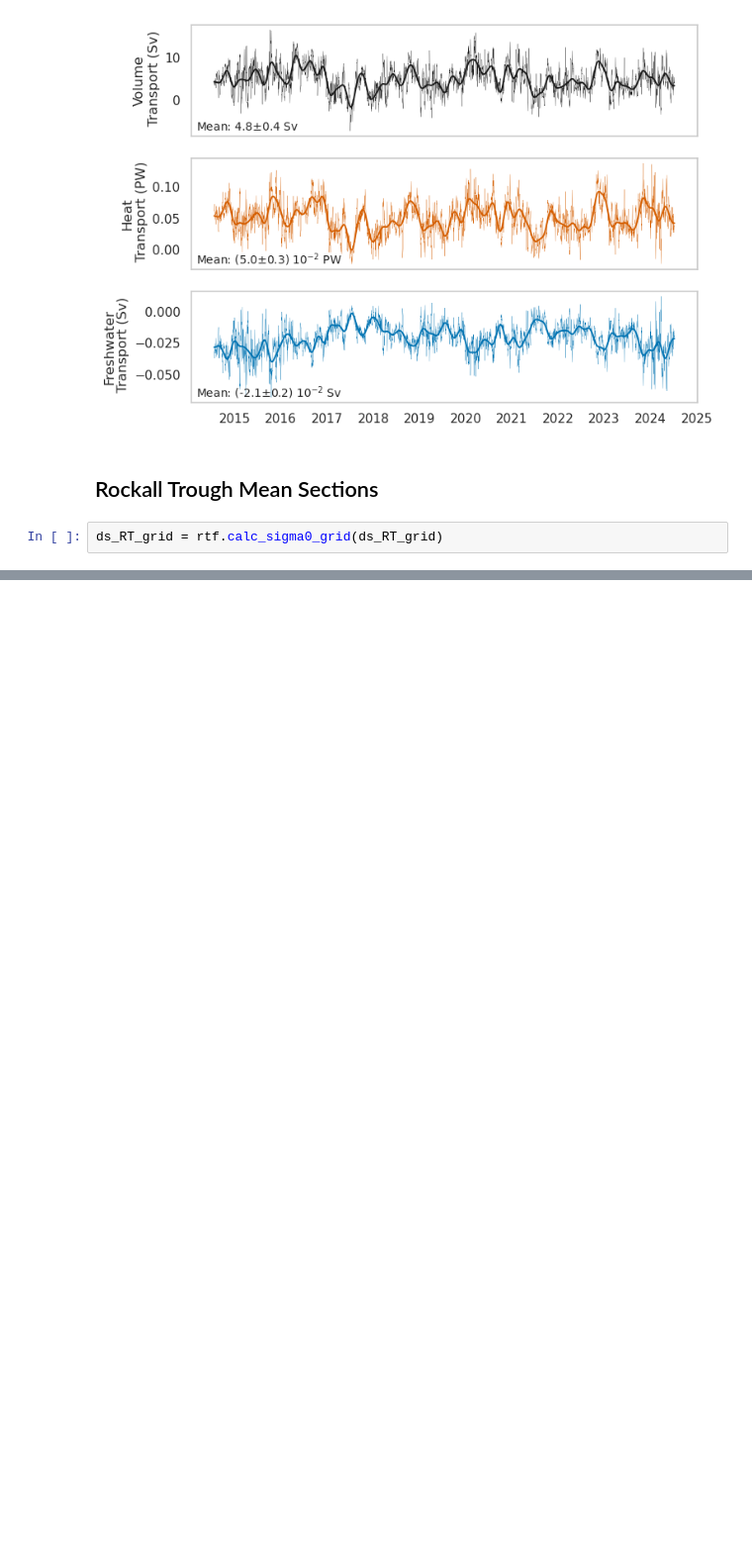
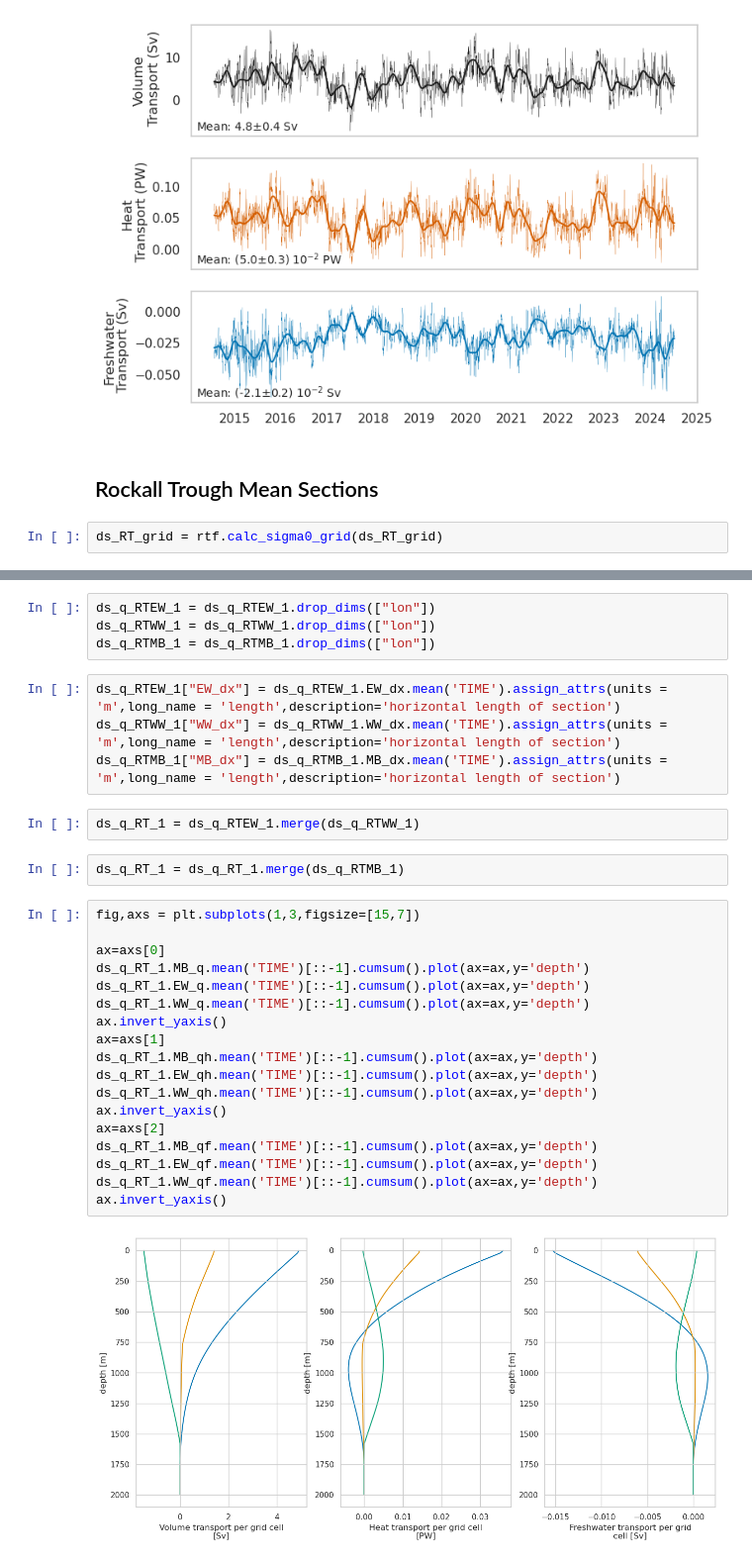
Before and after one commit to ScotMarPhys/Rockall_Trough_Transports, a Jupyter notebook: notebooks/05_afox_Rockall_Trough_transports_2014_2024_v1.ipynb, the cells around one changed output, grey strips where cells are left out. Shown at 99% size. Cells and saved outputs as stored; diff of their text form; blank space fills up the shorter version.

```diff
--- a/notebooks/05_afox_Rockall_Trough_transports_2014_2024_v1.ipynb
+++ b/notebooks/05_afox_Rockall_Trough_transports_2014_2024_v1.ipynb
@@ -593,0 +902,32 @@ fig.savefig(fig_out_path/f'Rockall_Trough_depth_accumulated_mean_transports_{dat
+# %%
+ds_q_RTEW_1 = ds_q_RTEW_1.drop_dims(["lon"])
+ds_q_RTWW_1 = ds_q_RTWW_1.drop_dims(["lon"])
+ds_q_RTMB_1 = ds_q_RTMB_1.drop_dims(["lon"])
+# %%
+ds_q_RTEW_1["EW_dx"] = ds_q_RTEW_1.EW_dx.mean('TIME').assign_attrs(units = 'm',long_name = 'length',description='horizontal length of section')
+ds_q_RTWW_1["WW_dx"] = ds_q_RTWW_1.WW_dx.mean('TIME').assign_attrs(units = 'm',long_name = 'length',description='horizontal length of section')
+ds_q_RTMB_1["MB_dx"] = ds_q_RTMB_1.MB_dx.mean('TIME').assign_attrs(units = 'm',long_name = 'length',description='horizontal length of section')
+# %%
+ds_q_RT_1 = ds_q_RTEW_1.merge(ds_q_RTWW_1)
+# %%
+ds_q_RT_1 = ds_q_RT_1.merge(ds_q_RTMB_1)
+# %%
+fig,axs = plt.subplots(1,3,figsize=[15,7])
+
+ax=axs[0]
+ds_q_RT_1.MB_q.mean('TIME')[::-1].cumsum().plot(ax=ax,y='depth')
+ds_q_RT_1.EW_q.mean('TIME')[::-1].cumsum().plot(ax=ax,y='depth')
+ds_q_RT_1.WW_q.mean('TIME')[::-1].cumsum().plot(ax=ax,y='depth')
+ax.invert_yaxis()
+ax=axs[1]
+ds_q_RT_1.MB_qh.mean('TIME')[::-1].cumsum().plot(ax=ax,y='depth')
+ds_q_RT_1.EW_qh.mean('TIME')[::-1].cumsum().plot(ax=ax,y='depth')
+ds_q_RT_1.WW_qh.mean('TIME')[::-1].cumsum().plot(ax=ax,y='depth')
+ax.invert_yaxis()
+ax=axs[2]
+ds_q_RT_1.MB_qf.mean('TIME')[::-1].cumsum().plot(ax=ax,y='depth')
+ds_q_RT_1.EW_qf.mean('TIME')[::-1].cumsum().plot(ax=ax,y='depth')
+ds_q_RT_1.WW_qf.mean('TIME')[::-1].cumsum().plot(ax=ax,y='depth')
+ax.invert_yaxis()
+# %% [output]
+[figure, added]
```
Also changed, not shown: parts of 44 cells of this notebook, 19 other files.
